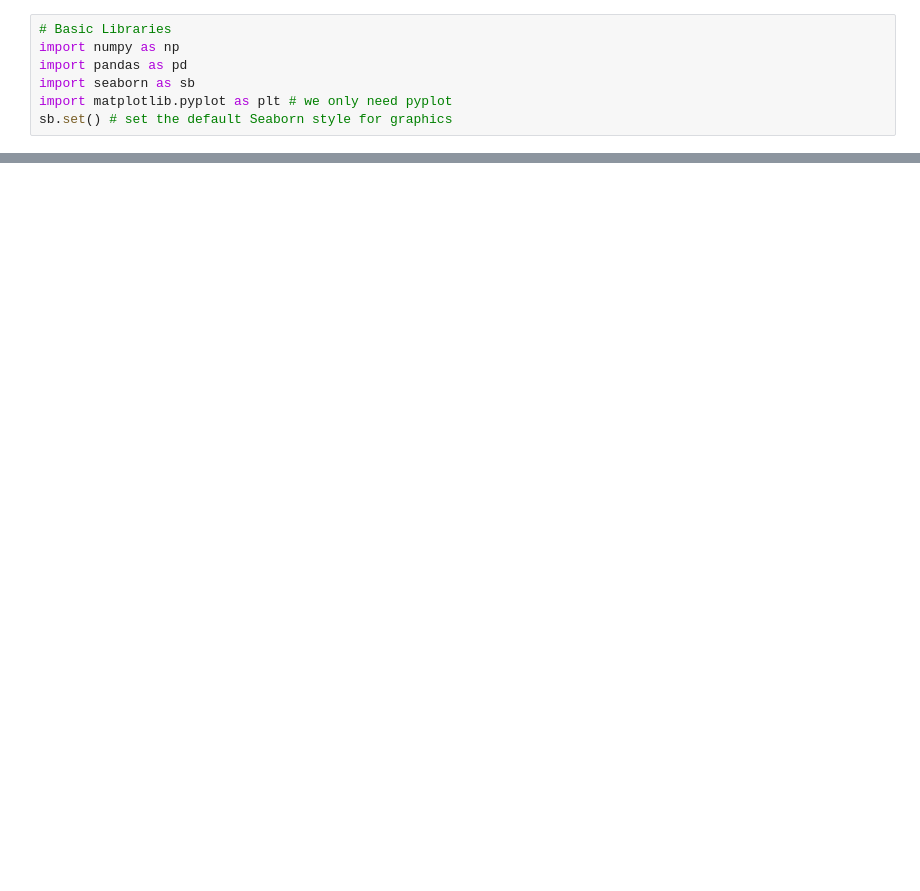
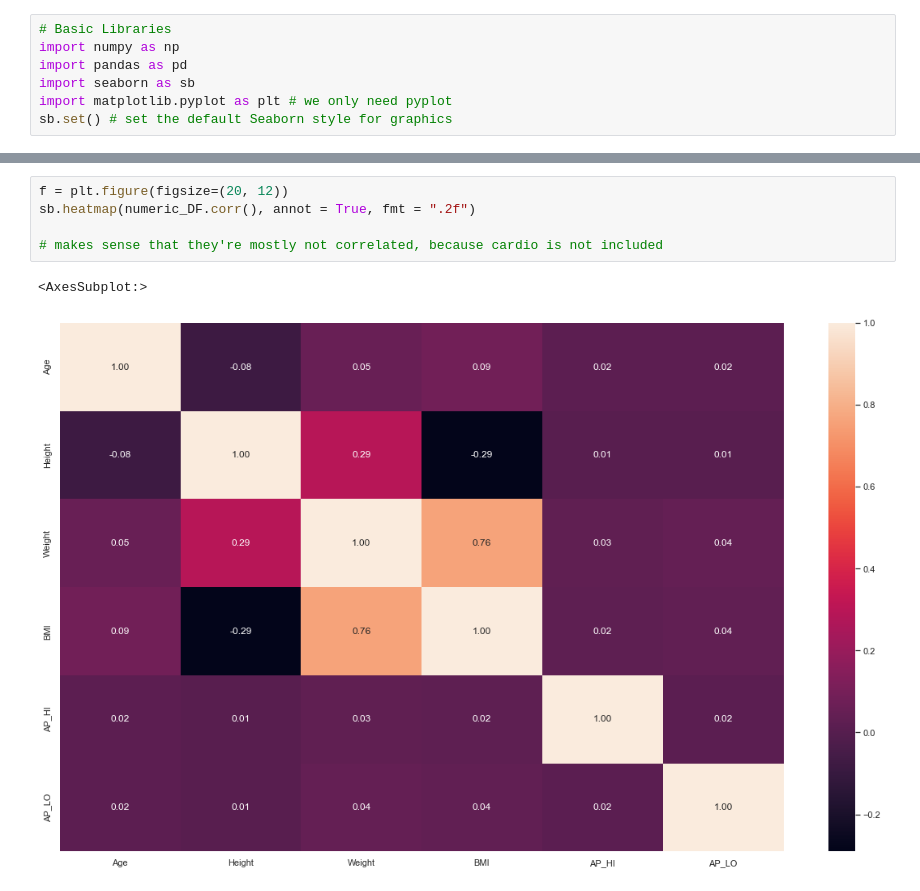
Before and after one commit to timothy-lew/dsai_mini_project, a Jupyter notebook: main.ipynb, the cells around one changed output, grey strips where cells are left out. Cells and saved outputs as stored; diff of their text form; blank space fills up the shorter version.

```diff
--- a/main.ipynb
+++ b/main.ipynb
@@ -17,0 +76,8 @@ train_data.head()
+# %%
+f = plt.figure(figsize=(20, 12))
+sb.heatmap(numeric_DF.corr(), annot = True, fmt = ".2f")
+
+# makes sense that they're mostly not correlated, because cardio is not included
+# %% [output]
+<AxesSubplot:>
+[figure, added]
```
Also changed, not shown: parts of 13 cells of this notebook, 1 other file.
